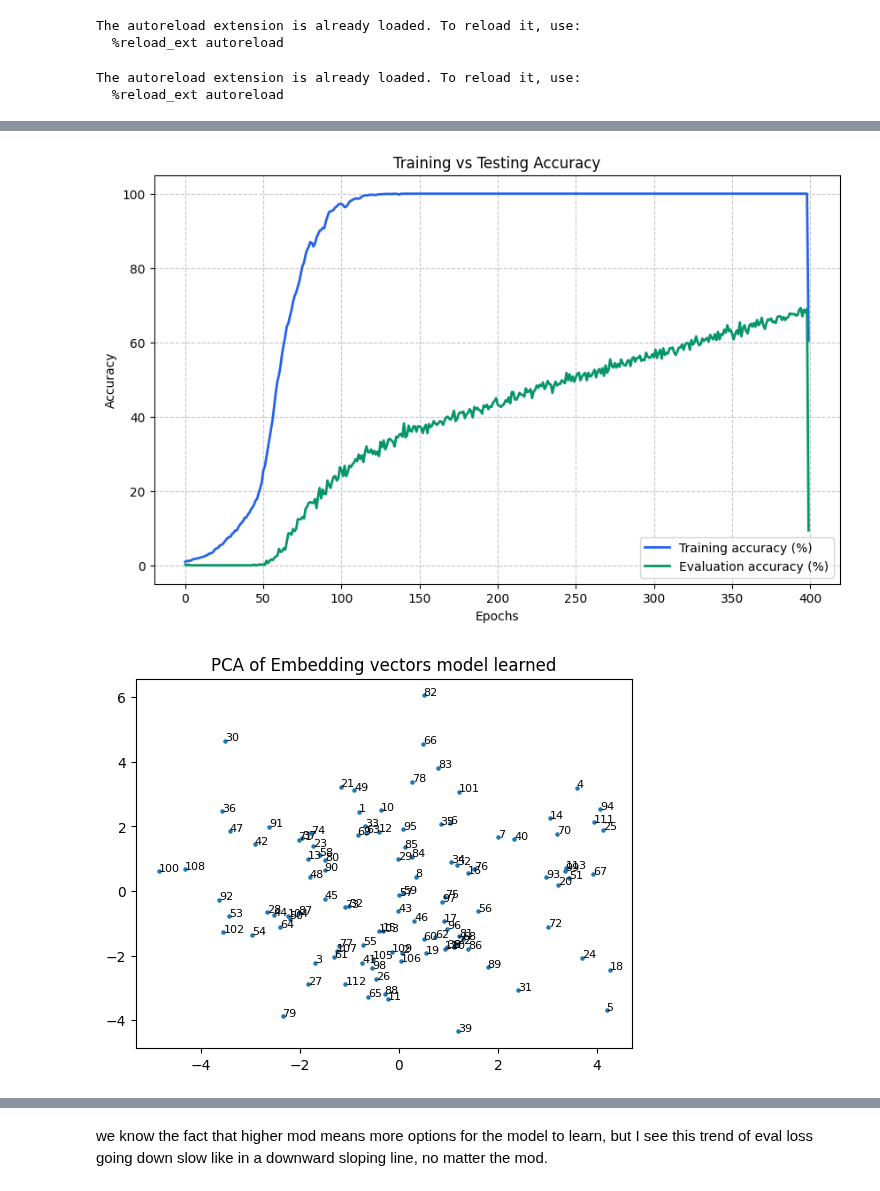
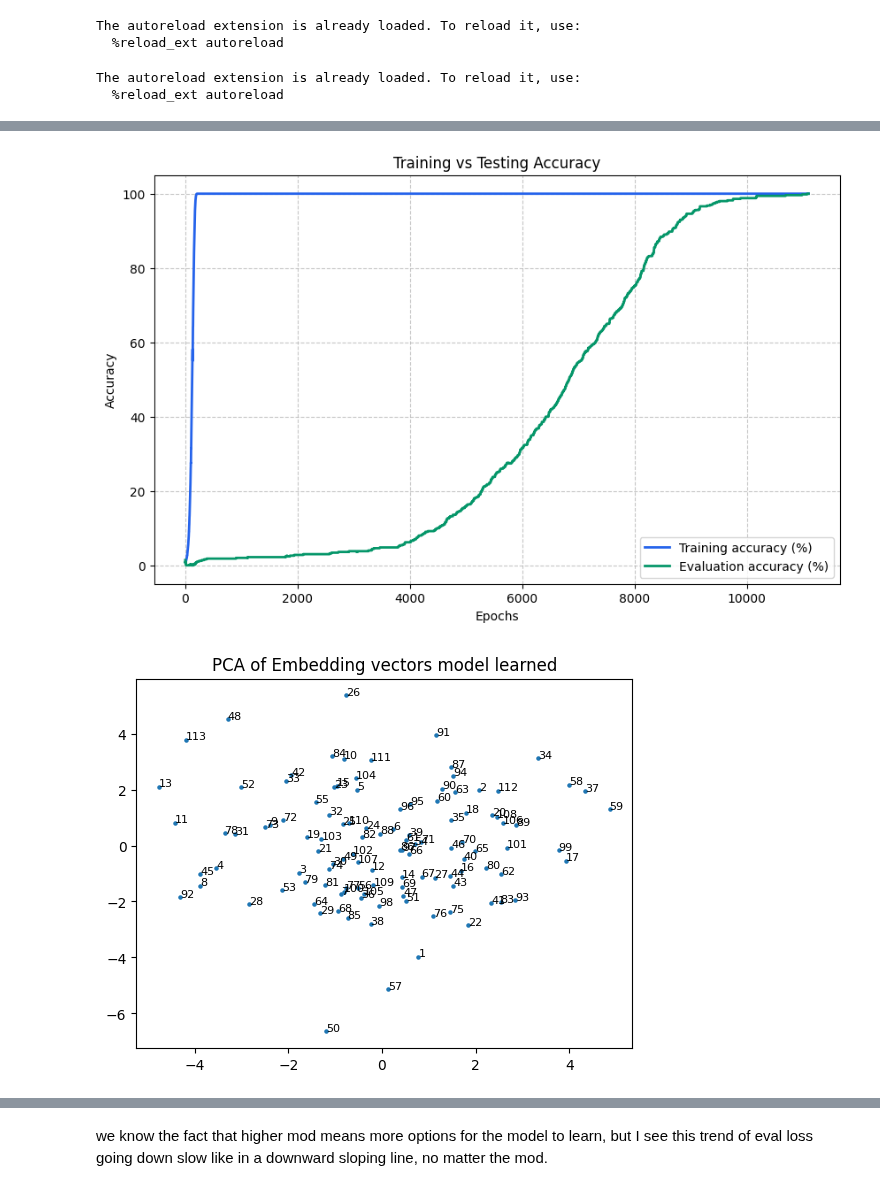
Before and after one commit to Aavash232311/Empirical-Analysis-of-Phase-Transitions-in-Transformer-Models-Using-Mechanistic-Interpretability, a Jupyter notebook: analysis/unseen_pairs_model_analyisis.ipynb, the cells around one changed output, grey strips where cells are left out. Saved outputs shown, nothing was run; the diff lists cells and outputs as text; code cells hidden in the pictures.

Commit message:
Grokking: with MLP and full batch

```diff
--- a/analysis/unseen_pairs_model_analyisis.ipynb
+++ b/analysis/unseen_pairs_model_analyisis.ipynb
@@ -64,7 +64,7 @@ from script.shell import MinimalTransformer
 
 
 checkpoint_dir = '../checkpoints/bin'
-full_path = os.path.join(checkpoint_dir, 'batch_1000_dimension_128_head_4_wd_0.09_without_mlp.pth')
+full_path = os.path.join(checkpoint_dir, 'batch_full_dimension_128_head_4_wd_0.09_with_mlp.pth')
 checkpoint = torch.load(full_path)
 
 
@@ -112,2 +112,2 @@ The autoreload extension is already loaded. To reload it, use:
-[figure, old version]
+[figure, new version]
-[figure, old version]
+[figure, new version]
```
Also changed, not shown: parts of 1 cell of this notebook, 1 other file.
